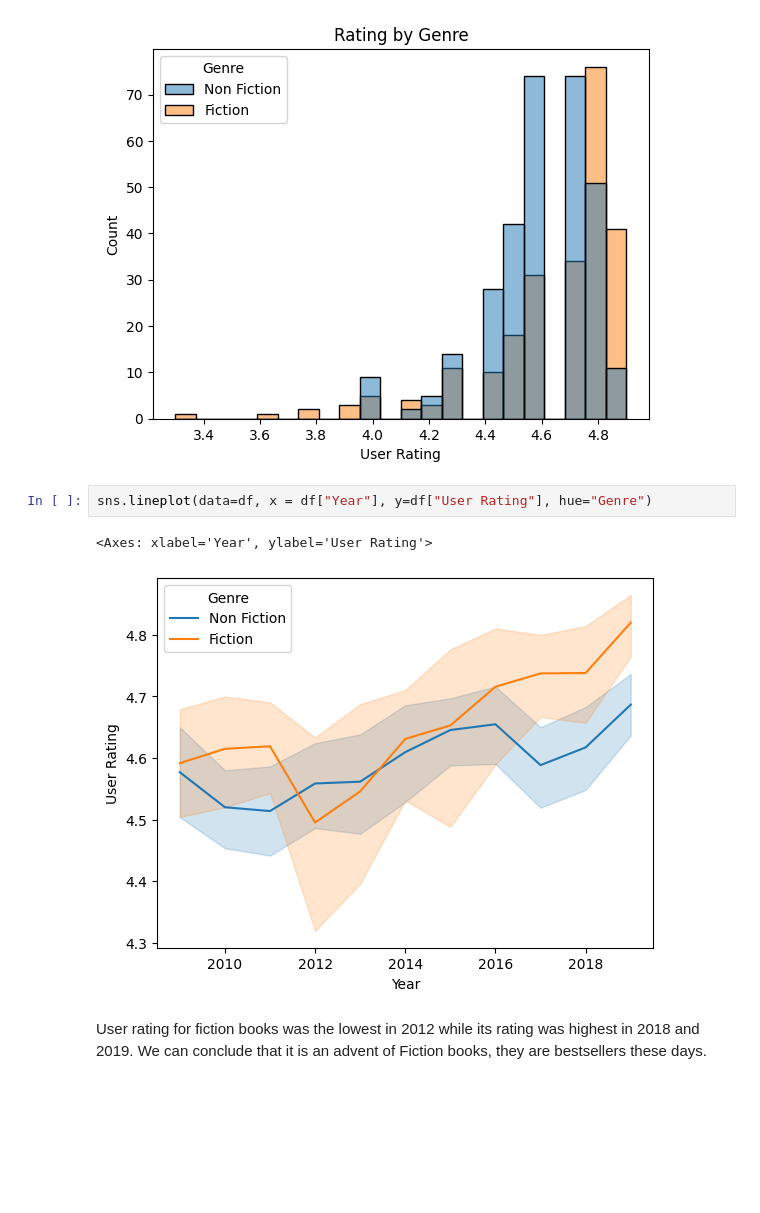
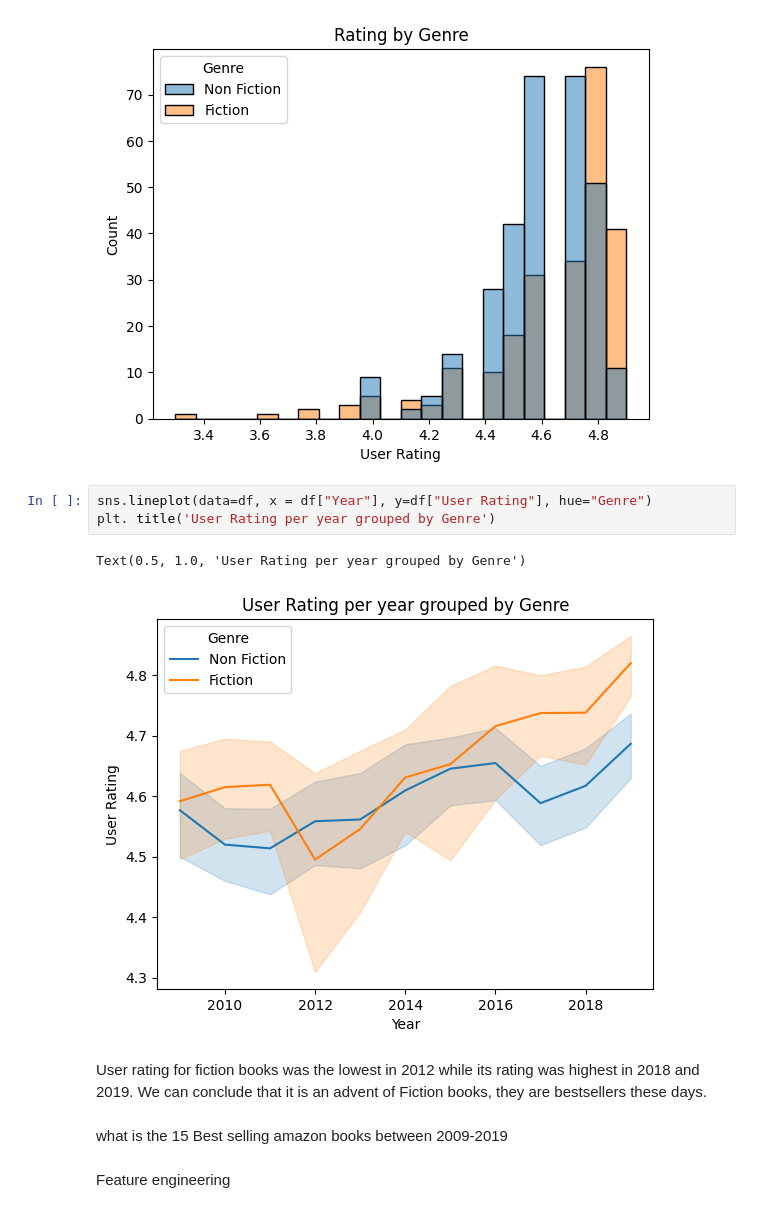
Before and after one commit to Oluyomy/Amazon_Bestselling_Reads-, a Jupyter notebook: bestsellers.ipynb, the cells around one changed output. Drawn from its saved outputs; the diff is of its cells as text; blank space fills up the shorter version.

```diff
--- a/bestsellers.ipynb
+++ b/bestsellers.ipynb
@@ -198,8 +198,13 @@ Text(0.5, 1.0, 'Rating by Genre')
 [figure]
 # %%
 sns.lineplot(data=df, x = df["Year"], y=df["User Rating"], hue="Genre")
+plt. title('User Rating per year grouped by Genre')
 # %% [output]
-<Axes: xlabel='Year', ylabel='User Rating'>
+Text(0.5, 1.0, 'User Rating per year grouped by Genre')
-[figure, old version]
+[figure, new version]
 # %% [markdown]
 User rating  for fiction books was the lowest in 2012 while its rating was highest in 2018 and 2019. We can conclude that  it is an advent of Fiction books, they are bestsellers these days.
+# %% [markdown]
+what is the 15 Best selling  amazon books  between 2009-2019
+# %% [markdown]
+Feature engineering
```
Also changed, not shown: parts of 3 cells of this notebook, 1 other file.
